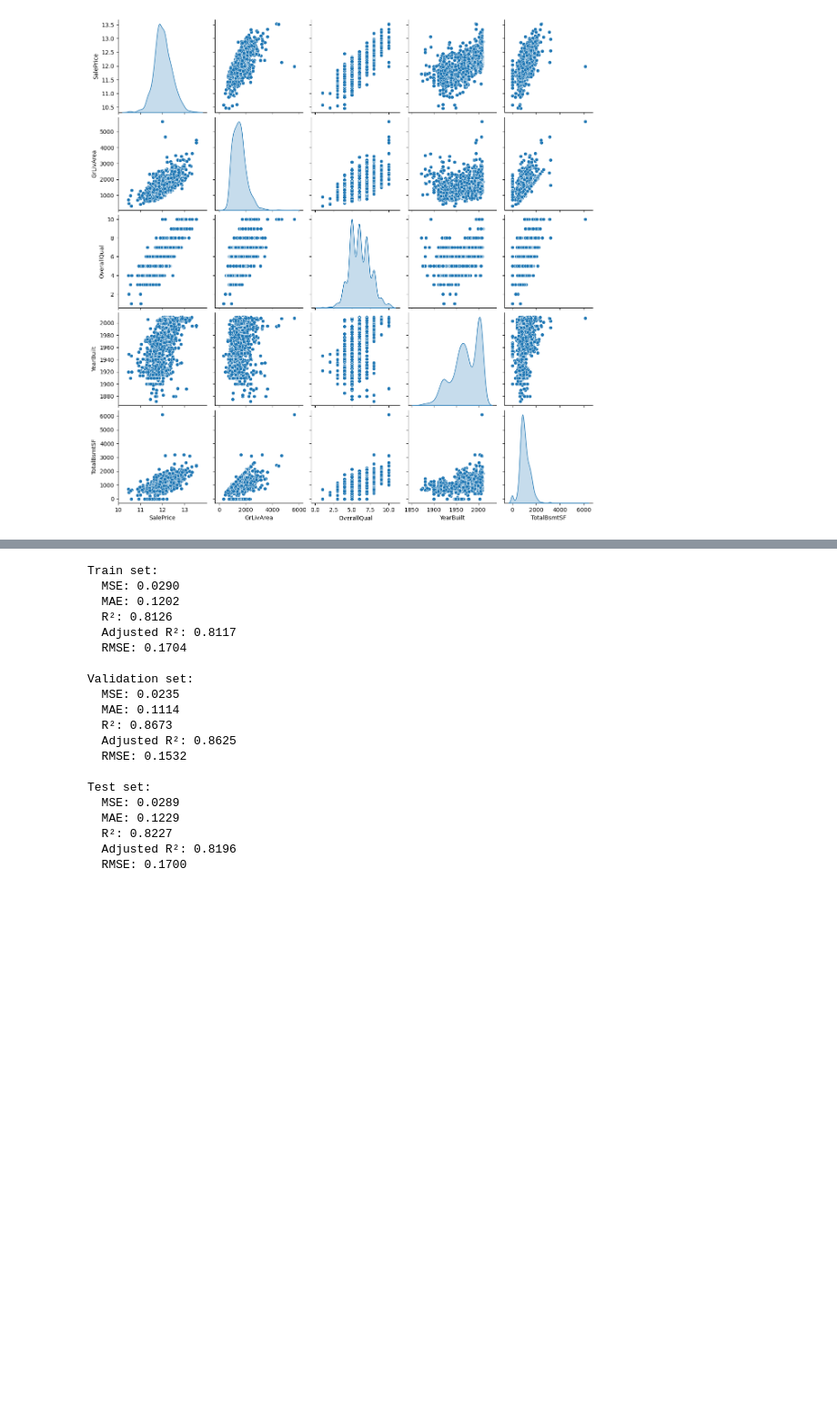
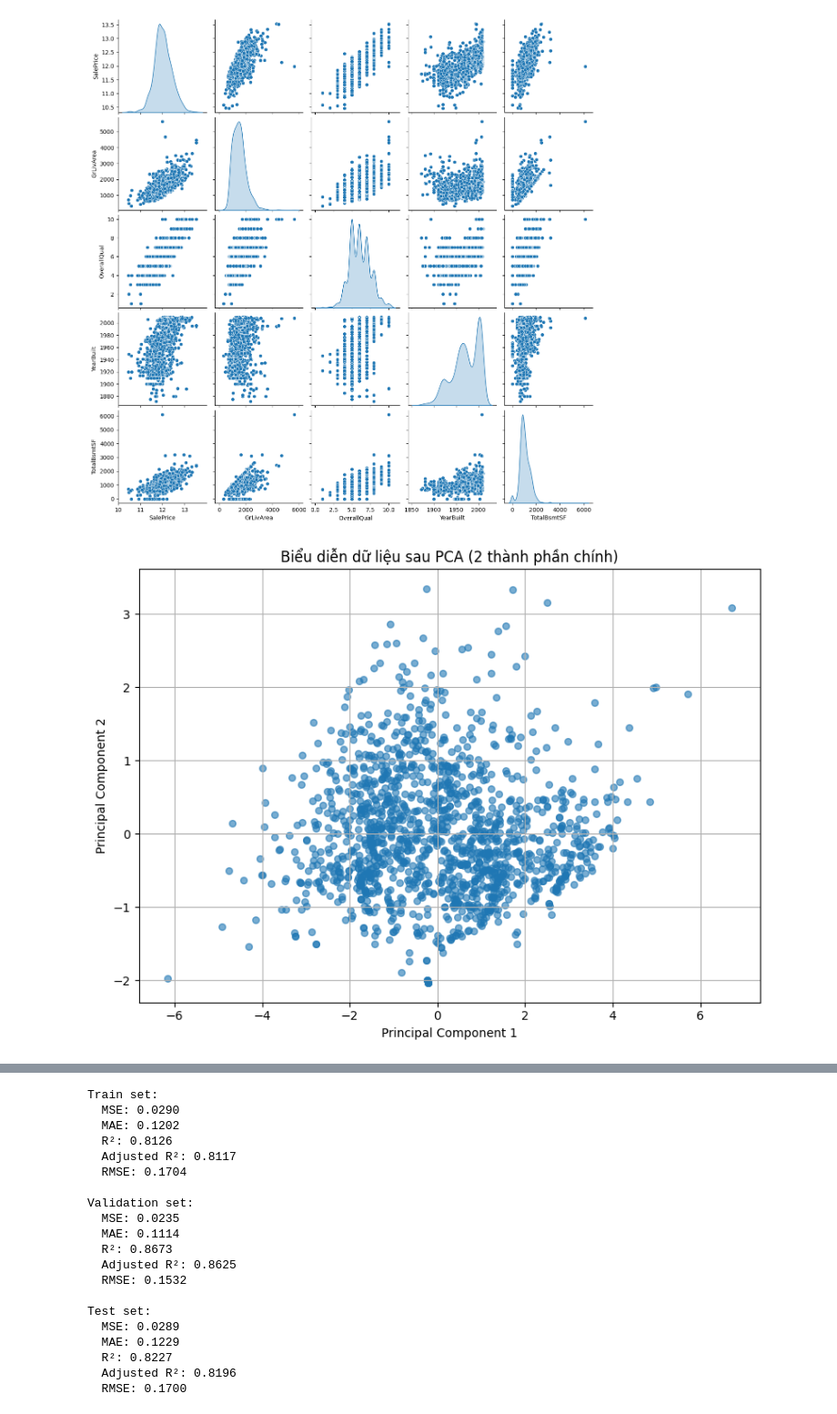
Before and after one commit to KhanhGiauTen/ML_Final, a Jupyter notebook: ML_Final.ipynb, the cells around one changed output, grey strips where cells are left out. Shown: that part at 91% size. Drawn from its saved outputs; the diff is of its cells as text; code cells hidden in the pictures; blank space fills up the shorter version.

```diff
--- a/ML_Final.ipynb
+++ b/ML_Final.ipynb
@@ -14,0 +13,4 @@ dataset = pd.read_csv(folder + 'housing_prices.csv')
+# %%
+#Import dataset
+url = 'https://raw.githubusercontent.com/KhanhGiauTen/Machine_Learning_Final/main/data/housing_prices.csv'
+dataset = pd.read_csv(url)
@@ -208,3 +216,21 @@ sns.pairplot(dataset[selected_columns], diag_kind='kde')
 # %% [output]
 <seaborn.axisgrid.PairGrid at 0x...>
 [figure]
+# %%
+# Chuẩn hóa và giảm chiều dữ liệu
+X_power = PowerTransformer().fit_transform(x)
+pca = PCA(n_components=2)
+X_pca = pca.fit_transform(X_power)
+# %%
+
+# Vẽ biểu đồ phân tán 2D
+plt.figure(figsize=(8, 6))
+plt.scatter(X_pca[:, 0], X_pca[:, 1], alpha=0.6, cmap='viridis', s=30)
+plt.xlabel('Principal Component 1')
+plt.ylabel('Principal Component 2')
+plt.title('Biểu diễn dữ liệu sau PCA (2 thành phần chính)')
+plt.grid(True)
+plt.tight_layout()
+plt.show()
+# %% [output]
+[figure, added]
```
Also changed, not shown: parts of 14 cells of this notebook.
